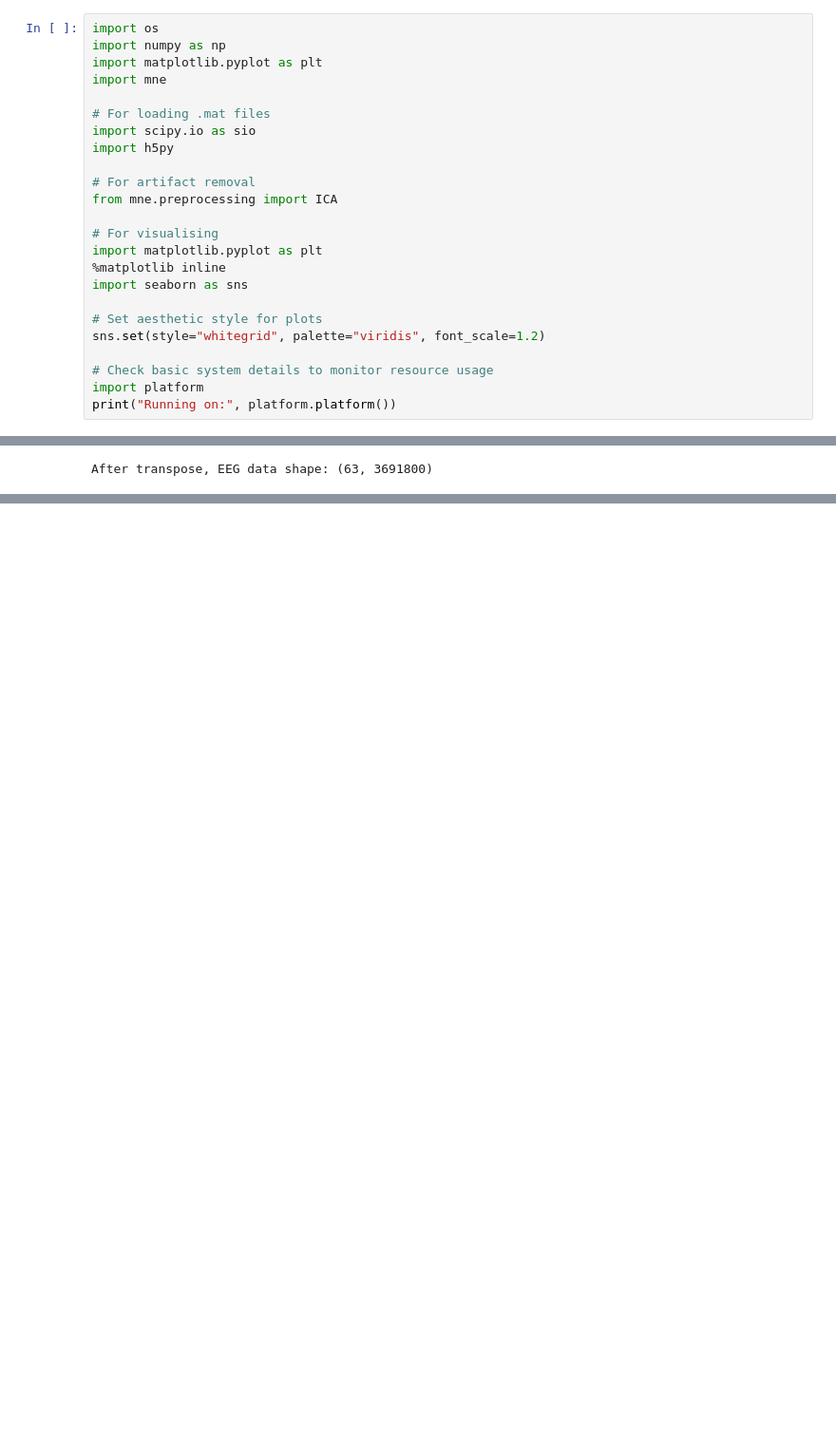
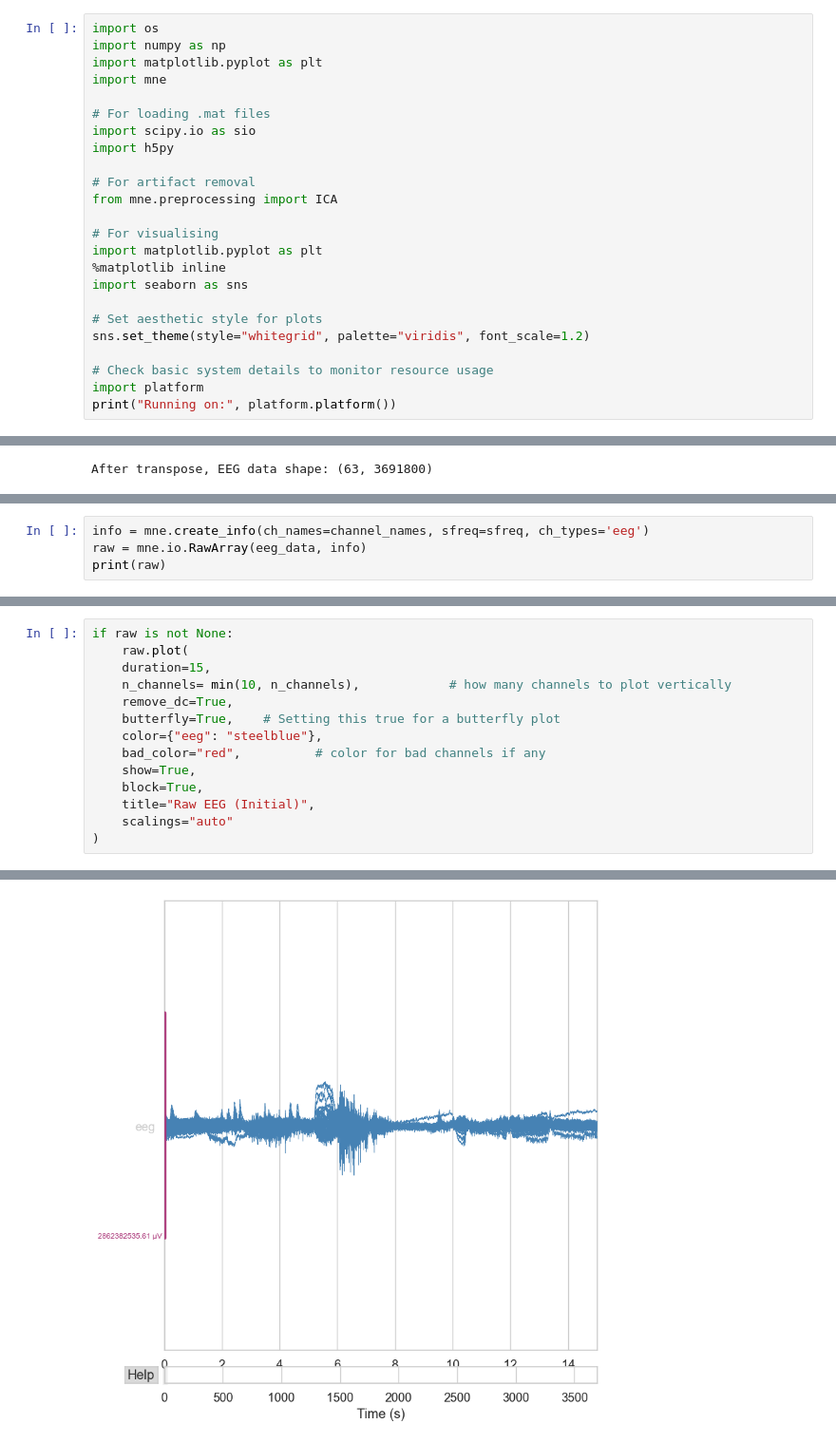
Before and after one commit to tneuschaefer/gnn-project, a Jupyter notebook: data_preprocessing_module.ipynb, the cells around one changed output, grey strips where cells are left out. Shown: that part at 95% size. Cells and saved outputs as stored; diff of their text form; blank space fills up the shorter version.

```diff
--- a/data_preprocessing_module.ipynb
+++ b/data_preprocessing_module.ipynb
@@ -29,7 +29,7 @@ import matplotlib.pyplot as plt
 import seaborn as sns
 
 # Set aesthetic style for plots
-sns.set(style="whitegrid", palette="viridis", font_scale=1.2)
+sns.set_theme(style="whitegrid", palette="viridis", font_scale=1.2)
 
 # Check basic system details to monitor resource usage
 import platform
@@ -176,0 +180,4 @@ After transpose, EEG data shape: (63, 3691800)
+# %%
+info = mne.create_info(ch_names=channel_names, sfreq=sfreq, ch_types='eeg')
+raw = mne.io.RawArray(eeg_data, info)
+print(raw)
@@ -176,0 +208,15 @@ After transpose, EEG data shape: (63, 3691800)
+# %%
+if raw is not None:
+    raw.plot(
+    duration=15,
+    n_channels= min(10, n_channels),            # how many channels to plot vertically
+    remove_dc=True,
+    butterfly=True,    # Setting this true for a butterfly plot
+    color={"eeg": "steelblue"},
+    bad_color="red",          # color for bad channels if any
+    show=True,
+    block=True,
+    title="Raw EEG (Initial)",
+    scalings="auto"
+)
+# %% [output]
@@ -176,0 +224 @@ After transpose, EEG data shape: (63, 3691800)
+[figure, added]
```
Also changed, not shown: parts of 21 cells of this notebook.
